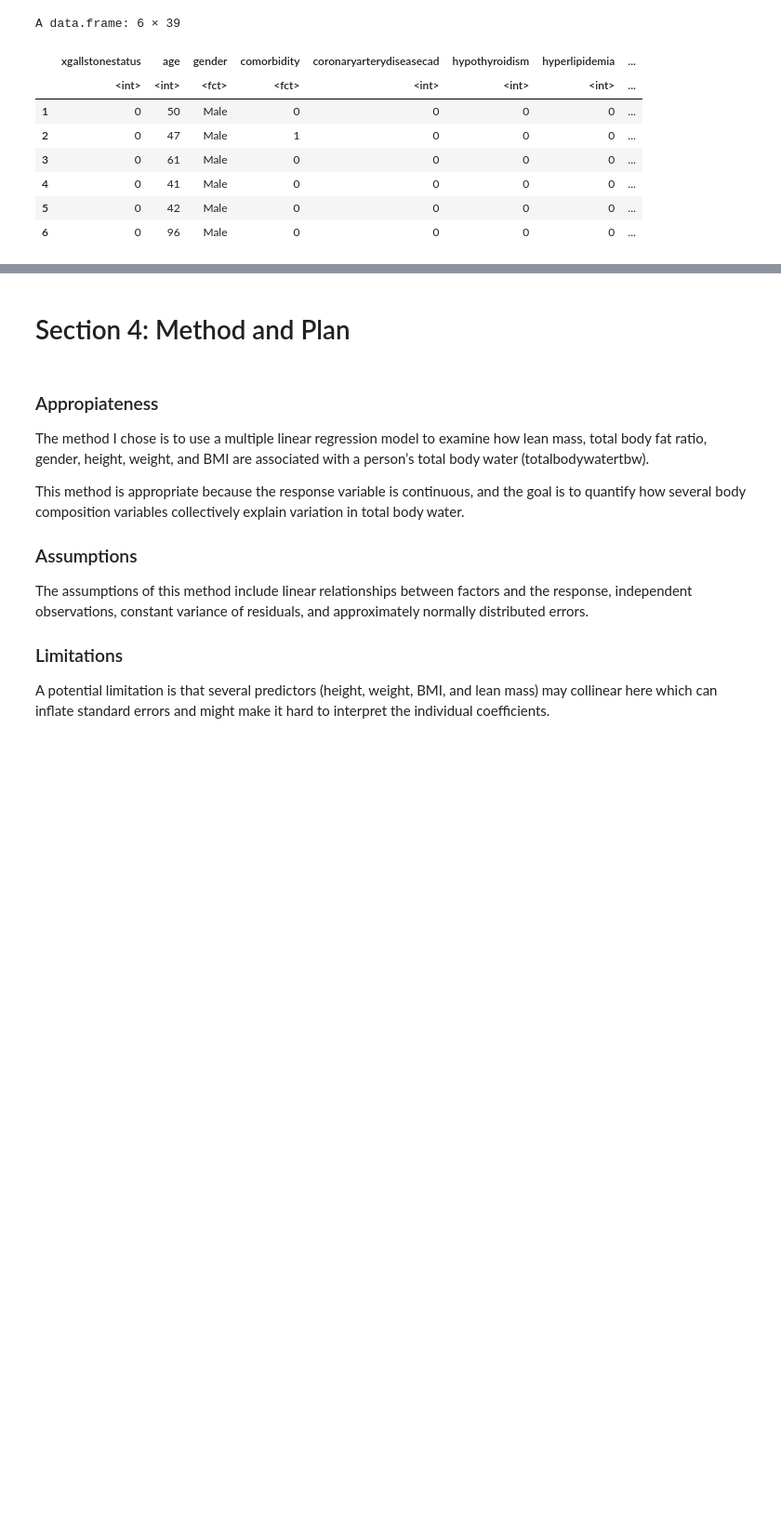
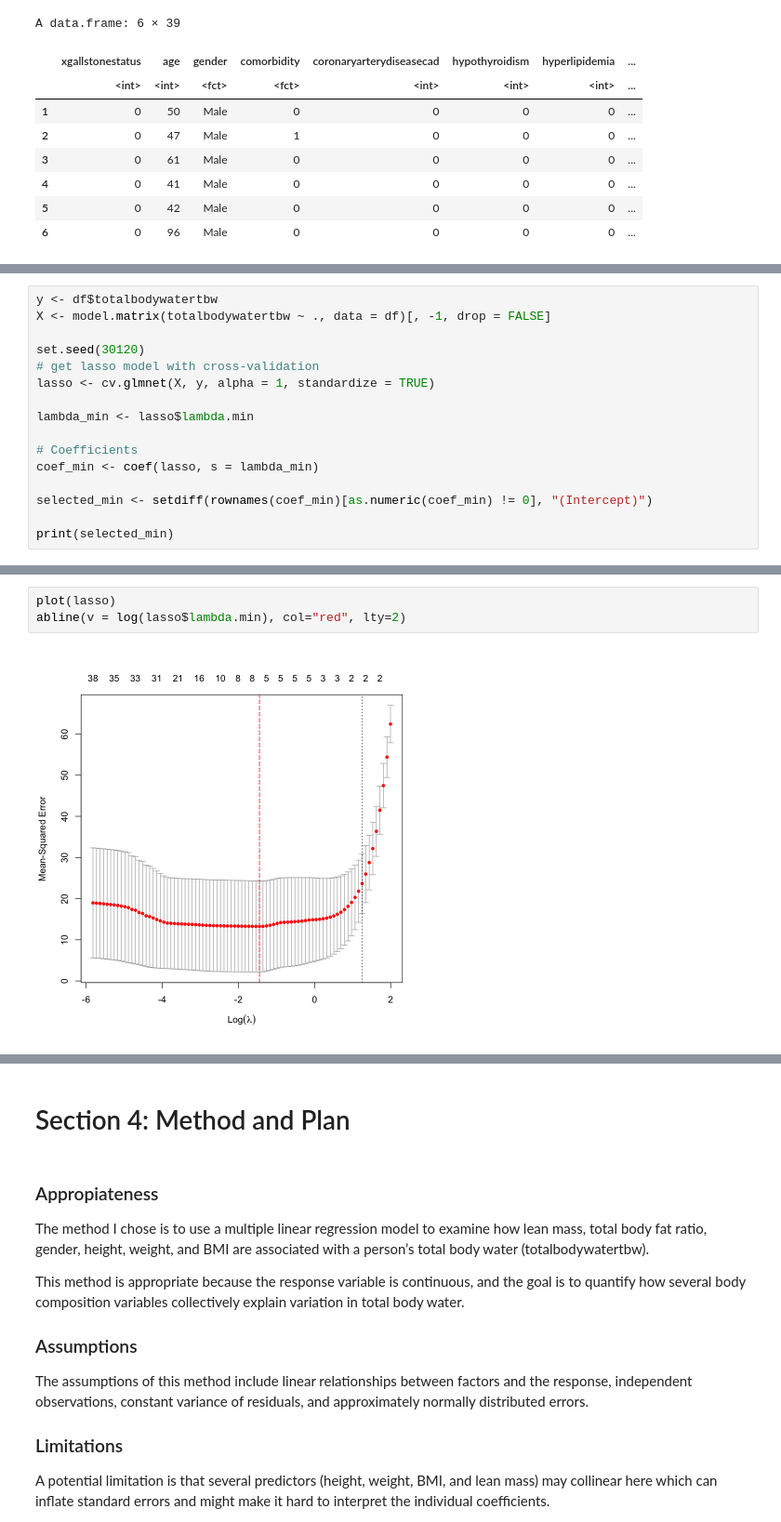
Before and after one commit to calvingdu/stat301_group20, a Jupyter notebook: final/final.ipynb, the cells around one changed output, grey strips where cells are left out. Shown: that part at 93% size. Saved outputs shown, nothing was run; the diff lists cells and outputs as text; blank space fills up the shorter version.

Commit message:
lasso

```diff
--- a/final/final.ipynb
+++ b/final/final.ipynb
@@ -162,0 +156,16 @@ A data.frame: 6 × 39
+# %%
+y <- df$totalbodywatertbw
+X <- model.matrix(totalbodywatertbw ~ ., data = df)[, -1, drop = FALSE]
+
+set.seed(30120)
+# get lasso model with cross-validation
+lasso <- cv.glmnet(X, y, alpha = 1, standardize = TRUE)
+
+lambda_min <- lasso$lambda.min
+
+# Coefficients
+coef_min <- coef(lasso, s = lambda_min)
+
+selected_min <- setdiff(rownames(coef_min)[as.numeric(coef_min) != 0], "(Intercept)")
+
+print(selected_min)
@@ -162,0 +182,5 @@ A data.frame: 6 × 39
+# %%
+plot(lasso)
+abline(v = log(lasso$lambda.min), col="red", lty=2)
+# %% [output]
+[figure, added]
```
Also changed, not shown: parts of 20 cells of this notebook, 2 other files.
